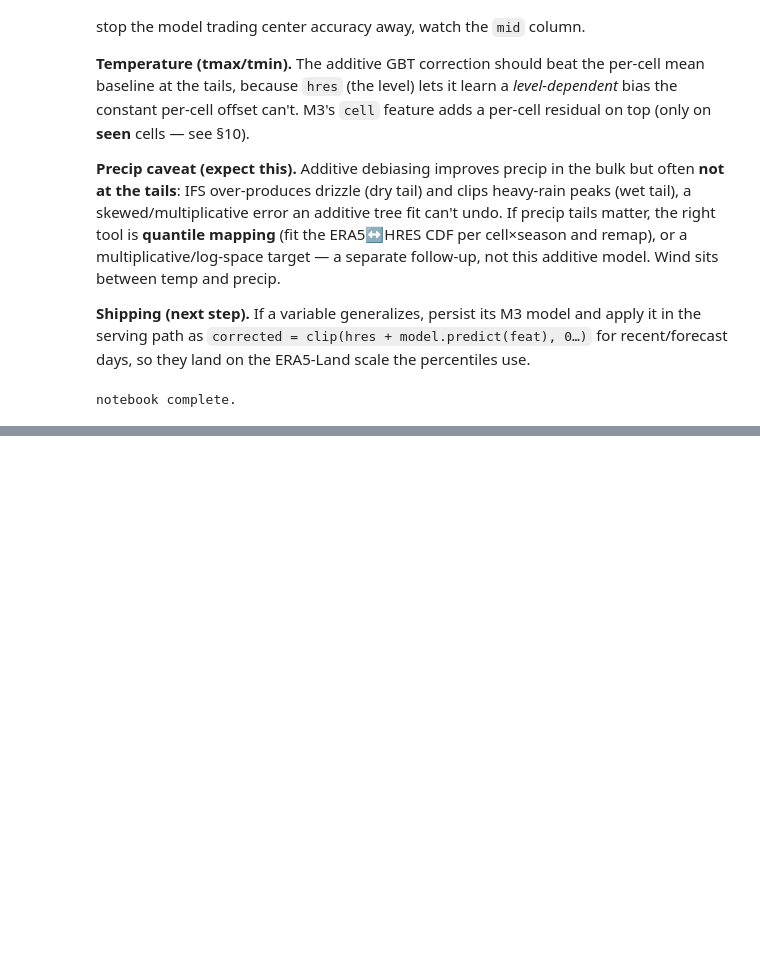
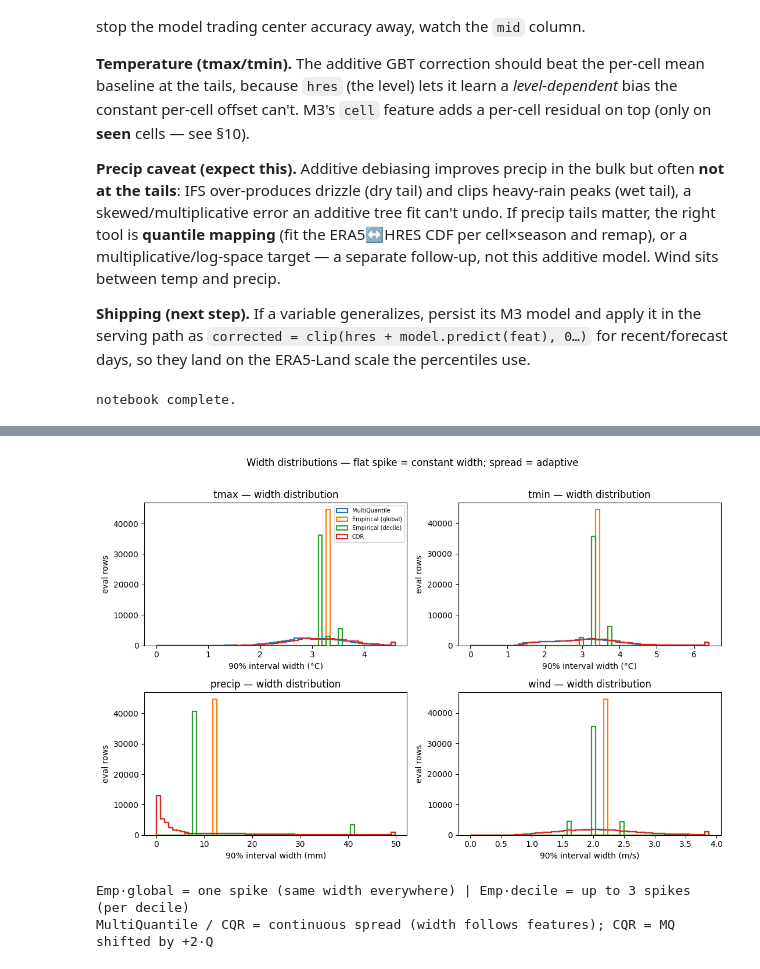
Before and after one commit to theitush/WeatherBaseline, a Jupyter notebook: scripts/bias_study/ml_debias.ipynb, the cells around one changed output, grey strips where cells are left out. Saved outputs shown, nothing was run; the diff lists cells and outputs as text; code cells hidden in the pictures; blank space fills up the shorter version.

Commit message:
confidence intervals!

```diff
--- a/scripts/bias_study/ml_debias.ipynb
+++ b/scripts/bias_study/ml_debias.ipynb
@@ -782,0 +950,25 @@ notebook complete.
+# %%
+# === 12c. Histogram of band widths — per variable, overlaid by method ===
+ORDER  = ['MultiQuantile', 'Empirical (global)', 'Empirical (decile)', 'CQR']
+COLORS = {'MultiQuantile': 'tab:blue', 'Empirical (global)': 'tab:orange',
+          'Empirical (decile)': 'tab:green', 'CQR': 'tab:red'}
+fig, axes = plt.subplots(2, 2, figsize=(11, 7))
+for ax, v in zip(axes.ravel(), VARS):
+    n = v['name']; B = BANDS[n]
+    widths = {m: np.clip(hi - lo, 0, None) for m, (lo, hi) in B['methods'].items()}
+    xmax = float(np.percentile(np.concatenate(list(widths.values())), 99))  # clip tail for readability
+    bins = np.linspace(0, xmax if xmax > 0 else 1, 60)
+    for m in ORDER:
+        ax.hist(np.clip(widths[m], 0, xmax), bins=bins, histtype='step', lw=1.6,
+                color=COLORS[m], label=m)
+    ax.set_title(f'{n} — width distribution')
+    ax.set_xlabel(f'90% interval width ({B["unit"]})'); ax.set_ylabel('eval rows')
+axes[0, 0].legend(fontsize=7)
+fig.suptitle('Width distributions — flat spike = constant width; spread = adaptive', y=1.01)
+plt.tight_layout(); plt.show()
+print('Emp·global = one spike (same width everywhere) | Emp·decile = up to 3 spikes (per decile)')
+print('MultiQuantile / CQR = continuous spread (width follows features); CQR = MQ shifted by +2·Q')
+# %% [output]
+[figure, added]
+Emp·global = one spike (same width everywhere) | Emp·decile = up to 3 spikes (per decile)
+MultiQuantile / CQR = continuous spread (width follows features); CQR = MQ shifted by +2·Q
```
Also changed, not shown: parts of 8 cells of this notebook.
